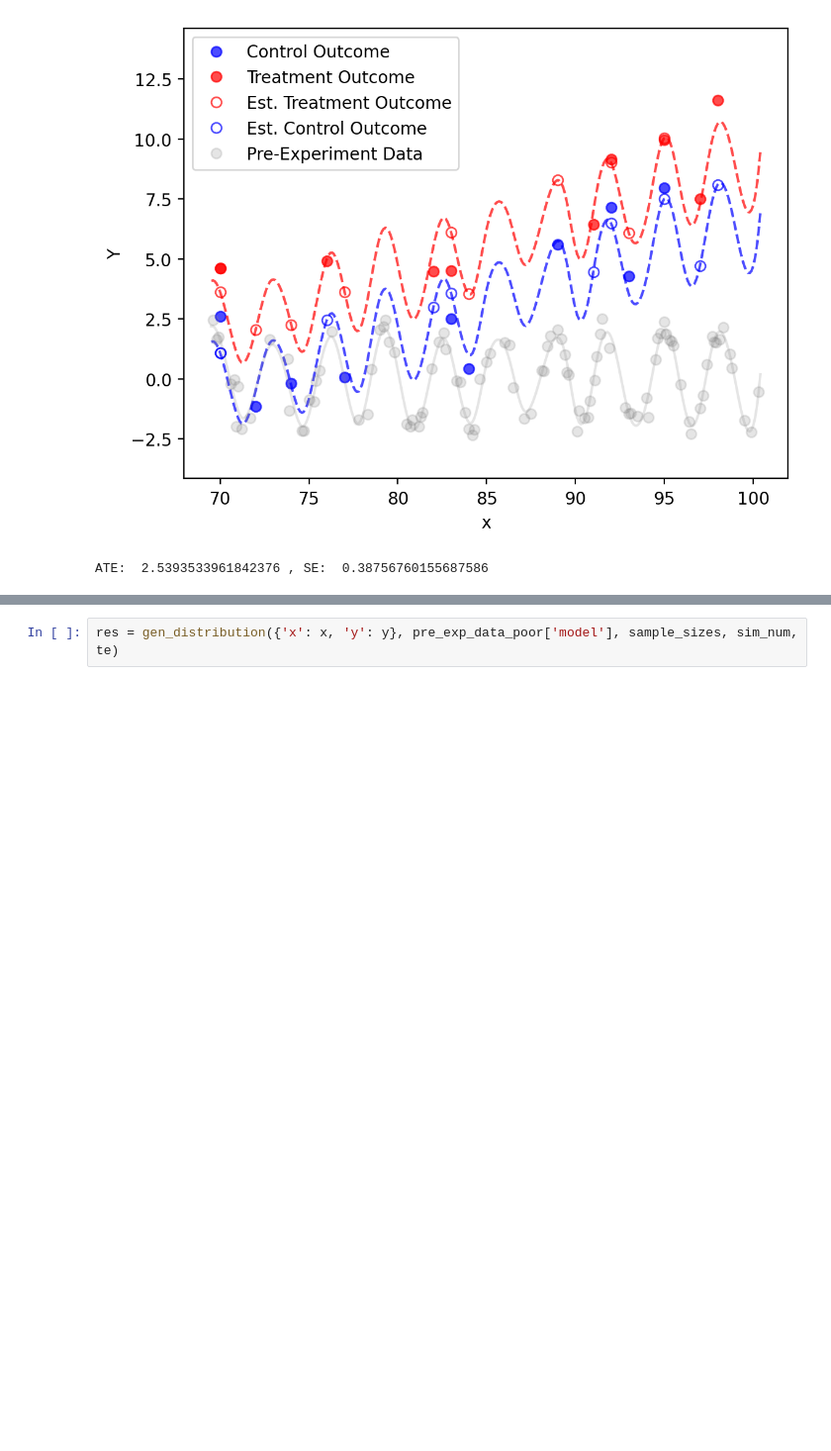
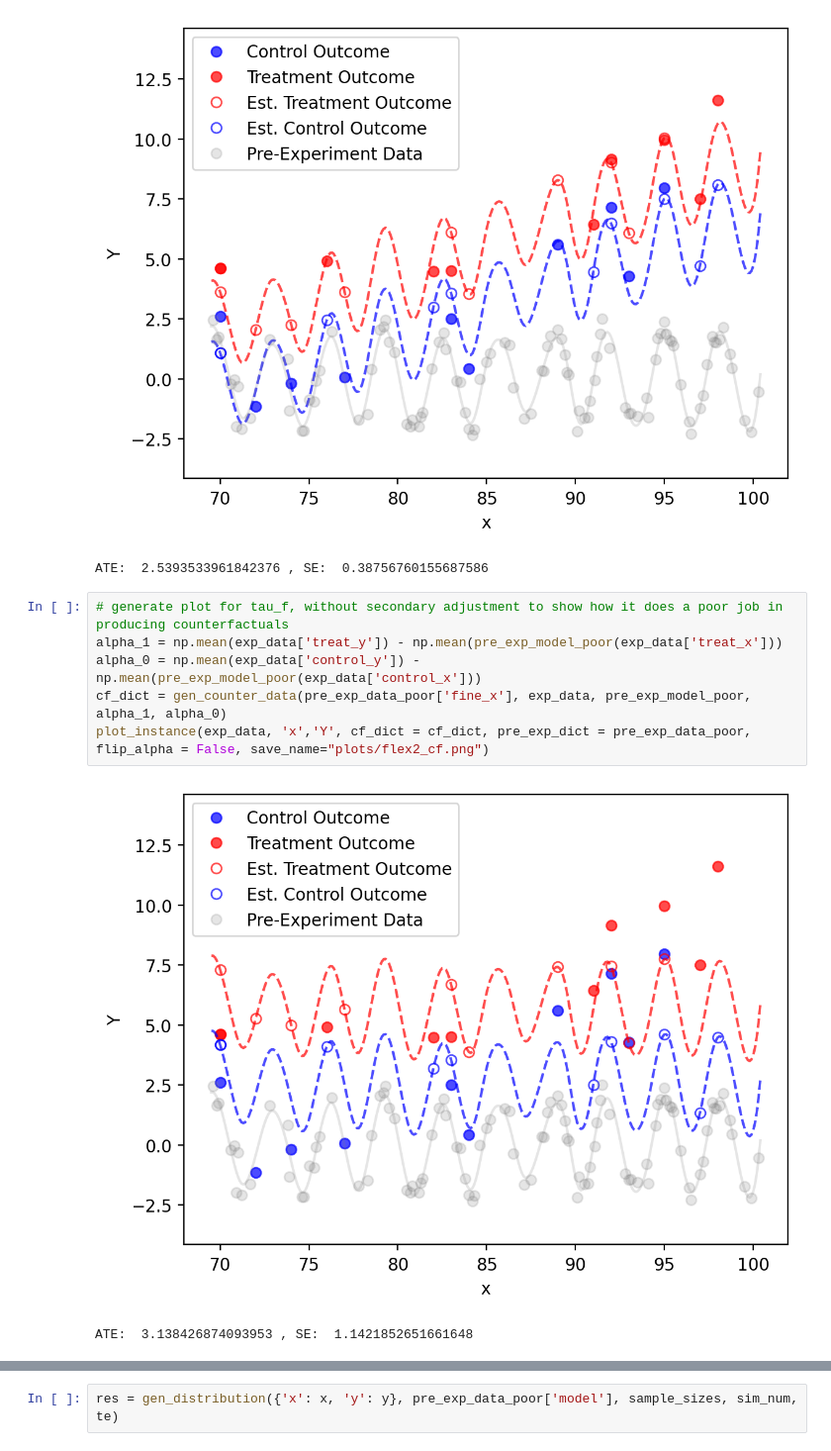
Before and after one commit to kshim99/Two-Stage-Framework-for-Variance-Reduction, a Jupyter notebook: Thesis toy examples 4.ipynb, the cells around one changed output, grey strips where cells are left out. Shown at 99% size. Saved outputs shown, nothing was run; the diff lists cells and outputs as text; blank space fills up the shorter version.

```diff
--- a/Thesis toy examples 4.ipynb
+++ b/Thesis toy examples 4.ipynb
@@ -198,3 +205,12 @@ plot_instance(exp_data, 'x','Y', cf_dict = cf_dict, pre_exp_dict = pre_exp_data_
 # %% [output]
 [figure]
 ATE:  2.5393533961842376 , SE:  0.38756760155687586
+# %%
+# generate plot for tau_f, without secondary adjustment to show how it does a poor job in producing counterfactuals
+alpha_1 = np.mean(exp_data['treat_y']) - np.mean(pre_exp_model_poor(exp_data['treat_x']))
+alpha_0 = np.mean(exp_data['control_y']) - np.mean(pre_exp_model_poor(exp_data['control_x']))
+cf_dict = gen_counter_data(pre_exp_data_poor['fine_x'], exp_data, pre_exp_model_poor, alpha_1, alpha_0)
+plot_instance(exp_data, 'x','Y', cf_dict = cf_dict, pre_exp_dict = pre_exp_data_poor, flip_alpha = False, save_name="plots/flex2_cf.png")
+# %% [output]
+[figure, added]
+ATE:  3.138426874093953 , SE:  1.1421852651661648
```
Also changed, not shown: parts of 3 cells of this notebook, 6 other files.
